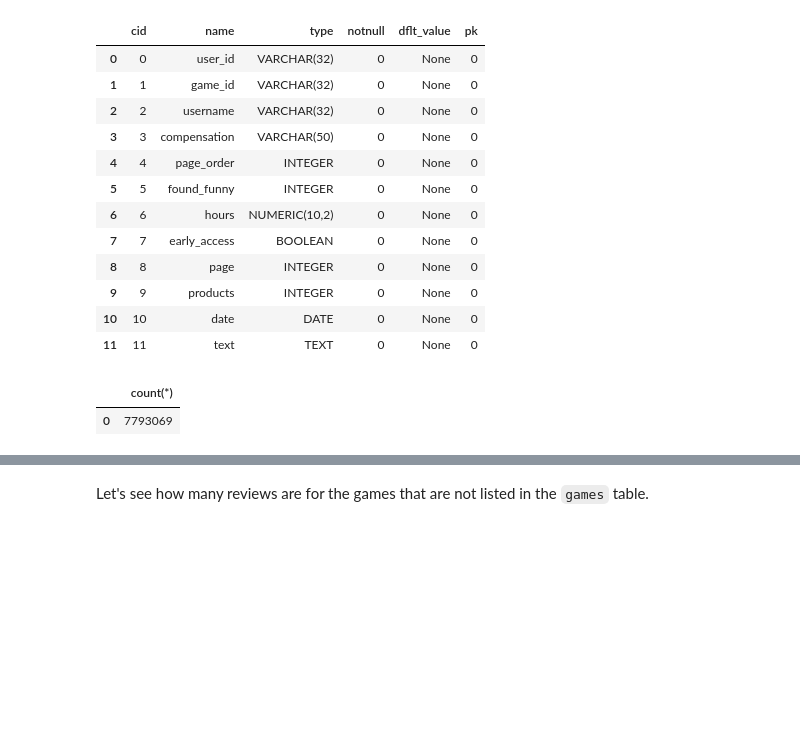
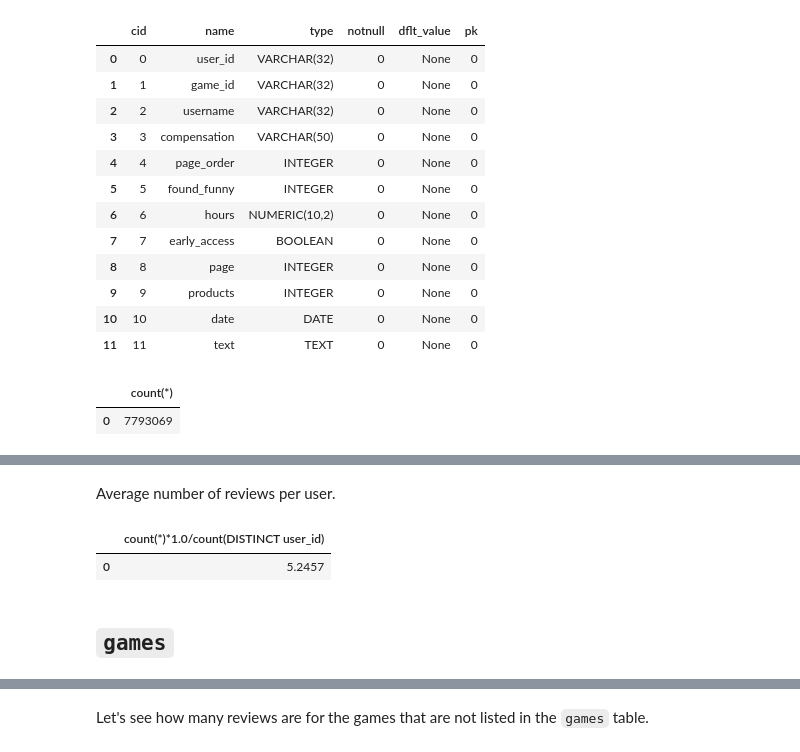
Before and after one commit to ayorgo/steam-recsys, a Jupyter notebook: steam-recsys.ipynb, the cells around one changed output, grey strips where cells are left out. Drawn from its saved outputs; the diff is of its cells as text; code cells hidden in the pictures; blank space fills up the shorter version.

```diff
--- a/steam-recsys.ipynb
+++ b/steam-recsys.ipynb
@@ -920,3 +955,12 @@ query("SELECT count(*) FROM reviews;")
+# %% [markdown]
+Average number of reviews per user.
+# %%
+query("SELECT count(*)*1.0/count(DISTINCT user_id) FROM reviews;")
+# %% [output]
+|  | count(*)*1.0/count(DISTINCT user_id) |
+| 0 | 5.2457 |
+# %% [markdown]
+## `games`
 # %%
 query("PRAGMA table_info([games]);")
 # %% [output]
```
Also changed, not shown: parts of 20 cells of this notebook.
